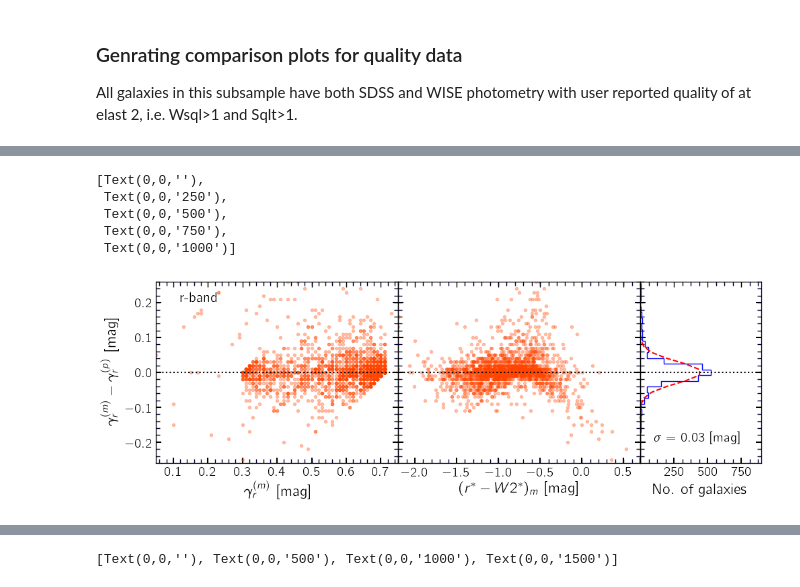
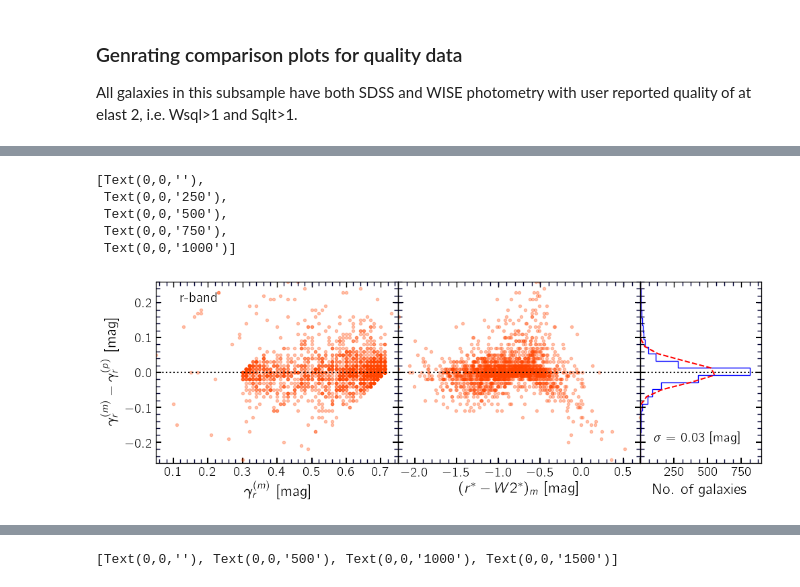
Before and after one commit to ekourkchi/TFcalibrators, a Jupyter notebook: Predictions_assessments.ipynb, the cells around one changed output, grey strips where cells are left out. Drawn from its saved outputs; the diff is of its cells as text; code cells hidden in the pictures.

```diff
--- a/Predictions_assessments.ipynb
+++ b/Predictions_assessments.ipynb
@@ -396,7 +396,7 @@ sigma = np.std(XX)
 ax__.text(100,-0.2, r'$\sigma$'+' = '+'%.2f'%sigma+' [mag]', fontsize=14, color='k')
 #################################################################
 
-n, bins, patches = ax__.hist(gamma_m-gamma_p, bins=50, orientation="horizontal",histtype='step', color='b')
+n, bins, patches = ax__.hist(gamma_m-gamma_p, bins=40, orientation="horizontal",histtype='step', color='b')
 set_axes([ax__], [0,900], [-0.26,0.26])
 plt.setp(ax__.get_yticklabels(), visible=False)
 ax__.set_xlabel('No. of galaxies', fontsize=16)
@@ -404,34 +404,34 @@ import matplotlib.mlab as mlab
 
 y = mlab.normpdf(bins, mu, sigma)
 d_bin = bins[1]-bins[0]
 ax__.plot(1.0*(np.sum(n)*d_bin)*y, bins, 'r--')
 
 ax.set_xlabel(r'$\gamma_r^{(m)}$'+' [mag]', fontsize=16)
 ax_.set_xlabel(r'$(r^*-W2^*)_m$'+' [mag]', fontsize=16)
 ax.set_ylabel(r'$\gamma_r^{(m)}-\gamma_r^{(p)}$'+' [mag]', fontsize=16)
 
 ax.text(0.12,0.20, 'r-band', fontsize=15, color='k')
 ax.plot([-1,10],[0,0], 'k:')
 ax_.plot([-100,100],[0,0], 'k:')
 ax__.plot([0,1000],[0,0], 'k:')
 set_axes([ax], [0.05,0.75], [-0.26,0.26])
 set_axes([ax_], [-2.2,0.7], [-0.26,0.26])
 plt.setp(ax_.get_yticklabels(), visible=False)
 plt.setp(ax__.get_yticklabels(), visible=False)
 plt.subplots_adjust(hspace=.0, wspace=0)
 
 a=ax__.get_xticks().tolist()
 a[0] = ''
 for i in range(1,len(a)):
     a[i]="%d"%a[i]
 ax__.set_xticklabels(a)
 # %% [output]
 [Text(0,0,''),
  Text(0,0,'250'),
  Text(0,0,'500'),
  Text(0,0,'750'),
  Text(0,0,'1000')]
-[figure, old version]
+[figure, new version]
 # %%
 gamma_m = gamma_i[indx]
 gamma_p = gamma_p_i[indx]
```
Also changed, not shown: parts of 13 cells of this notebook, 5 other files.
